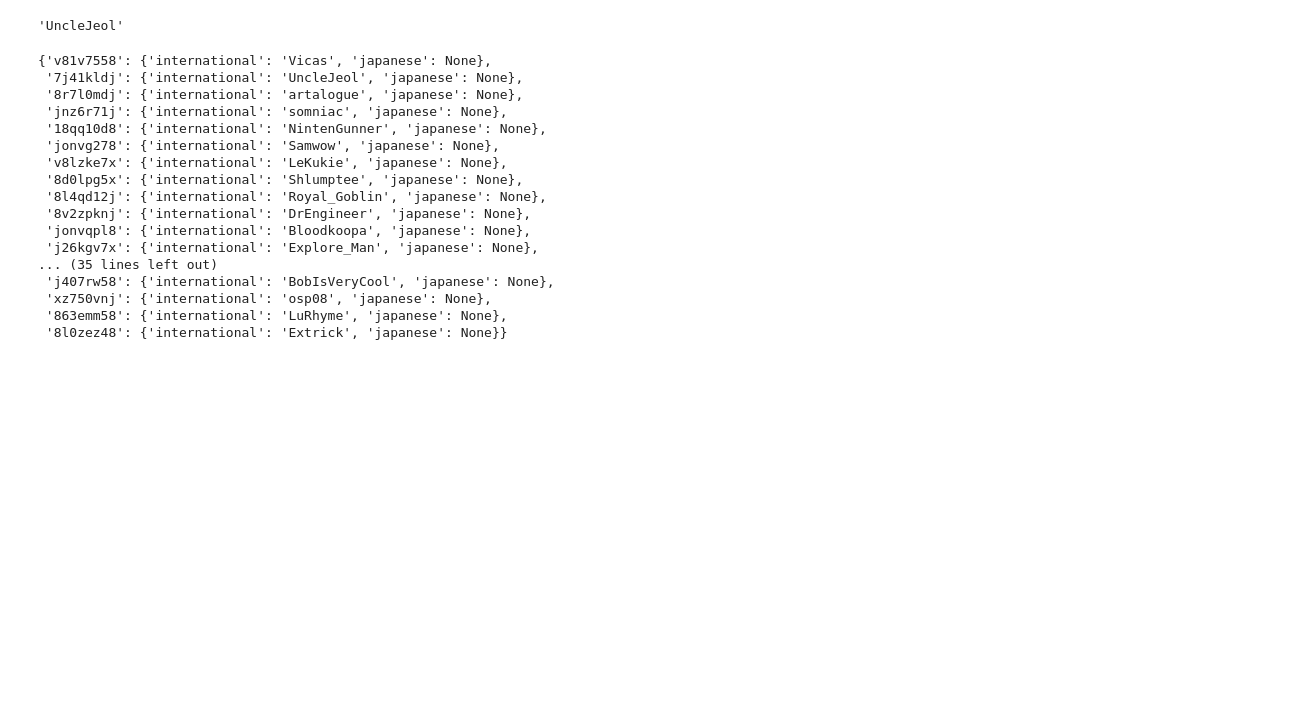
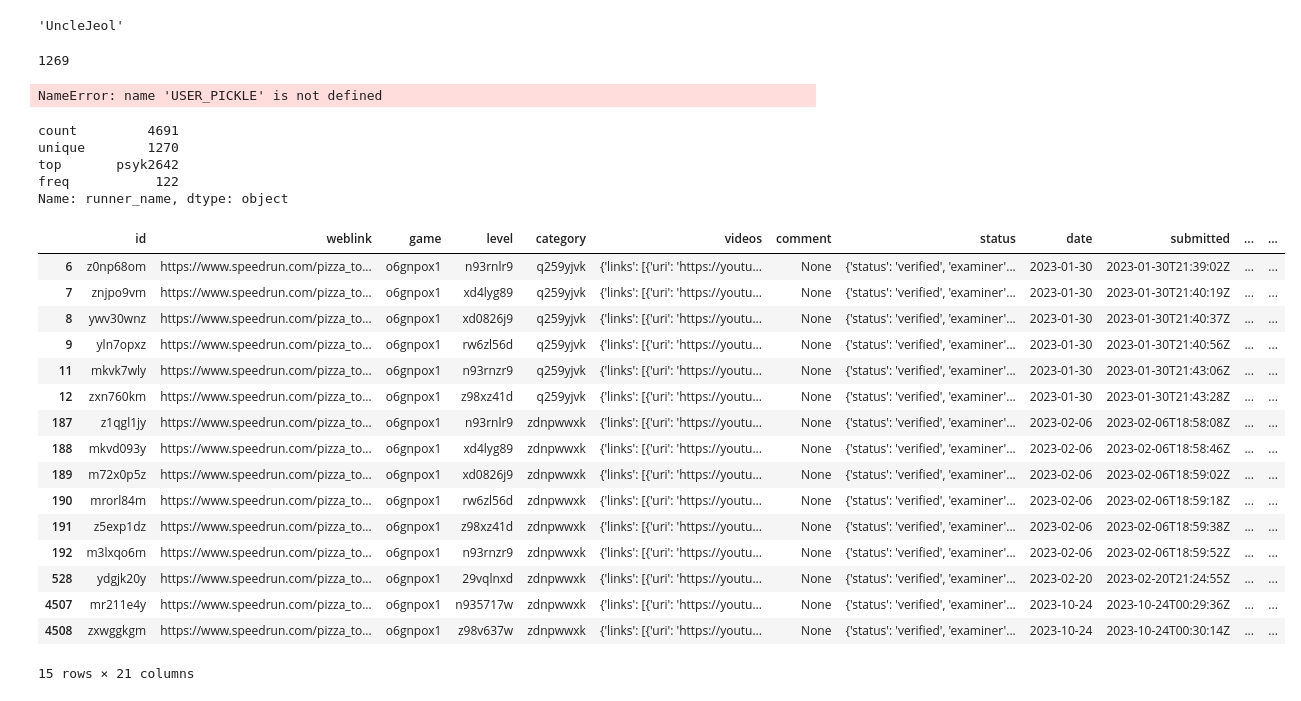
Before and after one commit to Vicas/src-stats, a Jupyter notebook: Graph Generation.ipynb, the cells around one changed output. Drawn from its saved outputs; the diff is of its cells as text; code cells hidden in the pictures; blank space fills up the shorter version.

```diff
--- a/Graph Generation.ipynb
+++ b/Graph Generation.ipynb
@@ -35,4 +26 @@ save_results: True
 Got 9 results
-# %%
-all_runs = scp.get_all_runs(local_load=False)
-all_runs.head()
@@ -351,22 +347,38 @@ get_user_name('7j41kldj')
 'UncleJeol'
 # %%
 from utils import USER_PICKLE
-USER_PICKLE
+len(USER_PICKLE)
 # %% [output]
-{'v81v7558': {'international': 'Vicas', 'japanese': None},
- '7j41kldj': {'international': 'UncleJeol', 'japanese': None},
- '8r7l0mdj': {'international': 'artalogue', 'japanese': None},
- 'jnz6r71j': {'international': 'somniac', 'japanese': None},
- '18qq10d8': {'international': 'NintenGunner', 'japanese': None},
- 'jonvg278': {'international': 'Samwow', 'japanese': None},
- 'v8lzke7x': {'international': 'LeKukie', 'japanese': None},
- '8d0lpg5x': {'international': 'Shlumptee', 'japanese': None},
- '8l4qd12j': {'international': 'Royal_Goblin', 'japanese': None},
- '8v2zpknj': {'international': 'DrEngineer', 'japanese': None},
- 'jonvqpl8': {'international': 'Bloodkoopa', 'japanese': None},
- 'j26kgv7x': {'international': 'Explore_Man', 'japanese': None},
-... (35 lines left out)
- 'j407rw58': {'international': 'BobIsVeryCool', 'japanese': None},
- 'xz750vnj': {'international': 'osp08', 'japanese': None},
- '863emm58': {'international': 'LuRhyme', 'japanese': None},
- '8l0zez48': {'international': 'Extrick', 'japanese': None}}
+1269
+# %%
+len(USER_PICKLE)
+# %% [output]
+NameError: name 'USER_PICKLE' is not defined
+# %%
+all_runs['runner_name'].describe()
+# %% [output]
+count         4691
+unique        1270
+top       psyk2642
+freq           122
+Name: runner_name, dtype: object
+# %%
+all_runs[all_runs['runner_name'] == "Guest"]
+# %% [output]
+|  | id | weblink | game | level | category | videos | comment | status | date | submitted | ... | ... |
+| 6 | z0np68om | https://www.speedrun.com/pizza_to... | o6gnpox1 | n93rnlr9 | q259yjvk | {'links': [{'uri': 'https://youtu... | None | {'status': 'verified', 'examiner'... | 2023-01-30 | 2023-01-30T21:39:02Z | ... | ... |
+| 7 | znjpo9vm | https://www.speedrun.com/pizza_to... | o6gnpox1 | xd4lyg89 | q259yjvk | {'links': [{'uri': 'https://youtu... | None | {'status': 'verified', 'examiner'... | 2023-01-30 | 2023-01-30T21:40:19Z | ... | ... |
+| 8 | ywv30wnz | https://www.speedrun.com/pizza_to... | o6gnpox1 | xd0826j9 | q259yjvk | {'links': [{'uri': 'https://youtu... | None | {'status': 'verified', 'examiner'... | 2023-01-30 | 2023-01-30T21:40:37Z | ... | ... |
+| 9 | yln7opxz | https://www.speedrun.com/pizza_to... | o6gnpox1 | rw6zl56d | q259yjvk | {'links': [{'uri': 'https://youtu... | None | {'status': 'verified', 'examiner'... | 2023-01-30 | 2023-01-30T21:40:56Z | ... | ... |
+| 11 | mkvk7wly | https://www.speedrun.com/pizza_to... | o6gnpox1 | n93rnzr9 | q259yjvk | {'links': [{'uri': 'https://youtu... | None | {'status': 'verified', 'examiner'... | 2023-01-30 | 2023-01-30T21:43:06Z | ... | ... |
+| 12 | zxn760km | https://www.speedrun.com/pizza_to... | o6gnpox1 | z98xz41d | q259yjvk | {'links': [{'uri': 'https://youtu... | None | {'status': 'verified', 'examiner'... | 2023-01-30 | 2023-01-30T21:43:28Z | ... | ... |
+| 187 | z1qgl1jy | https://www.speedrun.com/pizza_to... | o6gnpox1 | n93rnlr9 | zdnpwwxk | {'links': [{'uri': 'https://youtu... | None | {'status': 'verified', 'examiner'... | 2023-02-06 | 2023-02-06T18:58:08Z | ... | ... |
+| 188 | mkvd093y | https://www.speedrun.com/pizza_to... | o6gnpox1 | xd4lyg89 | zdnpwwxk | {'links': [{'uri': 'https://youtu... | None | {'status': 'verified', 'examiner'... | 2023-02-06 | 2023-02-06T18:58:46Z | ... | ... |
+| 189 | m72x0p5z | https://www.speedrun.com/pizza_to... | o6gnpox1 | xd0826j9 | zdnpwwxk | {'links': [{'uri': 'https://youtu... | None | {'status': 'verified', 'examiner'... | 2023-02-06 | 2023-02-06T18:59:02Z | ... | ... |
+| 190 | mrorl84m | https://www.speedrun.com/pizza_to... | o6gnpox1 | rw6zl56d | zdnpwwxk | {'links': [{'uri': 'https://youtu... | None | {'status': 'verified', 'examiner'... | 2023-02-06 | 2023-02-06T18:59:18Z | ... | ... |
+| 191 | z5exp1dz | https://www.speedrun.com/pizza_to... | o6gnpox1 | z98xz41d | zdnpwwxk | {'links': [{'uri': 'https://youtu... | None | {'status': 'verified', 'examiner'... | 2023-02-06 | 2023-02-06T18:59:38Z | ... | ... |
+| 192 | m3lxqo6m | https://www.speedrun.com/pizza_to... | o6gnpox1 | n93rnzr9 | zdnpwwxk | {'links': [{'uri': 'https://youtu... | None | {'status': 'verified', 'examiner'... | 2023-02-06 | 2023-02-06T18:59:52Z | ... | ... |
+| 528 | ydgjk20y | https://www.speedrun.com/pizza_to... | o6gnpox1 | 29vqlnxd | zdnpwwxk | {'links': [{'uri': 'https://youtu... | None | {'status': 'verified', 'examiner'... | 2023-02-20 | 2023-02-20T21:24:55Z | ... | ... |
+| 4507 | mr211e4y | https://www.speedrun.com/pizza_to... | o6gnpox1 | n935717w | zdnpwwxk | {'links': [{'uri': 'https://youtu... | None | {'status': 'verified', 'examiner'... | 2023-10-24 | 2023-10-24T00:29:36Z | ... | ... |
+| 4508 | zxwggkgm | https://www.speedrun.com/pizza_to... | o6gnpox1 | z98v637w | zdnpwwxk | {'links': [{'uri': 'https://youtu... | None | {'status': 'verified', 'examiner'... | 2023-10-24 | 2023-10-24T00:30:14Z | ... | ... |
+15 rows × 21 columns
```
Also changed, not shown: parts of 9 cells of this notebook, 5 other files.
